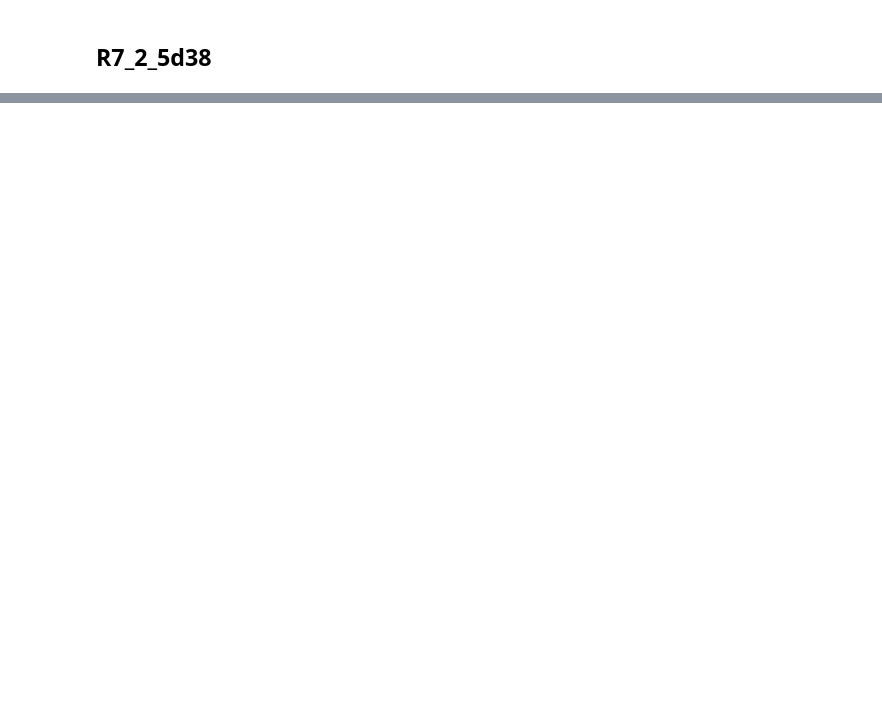
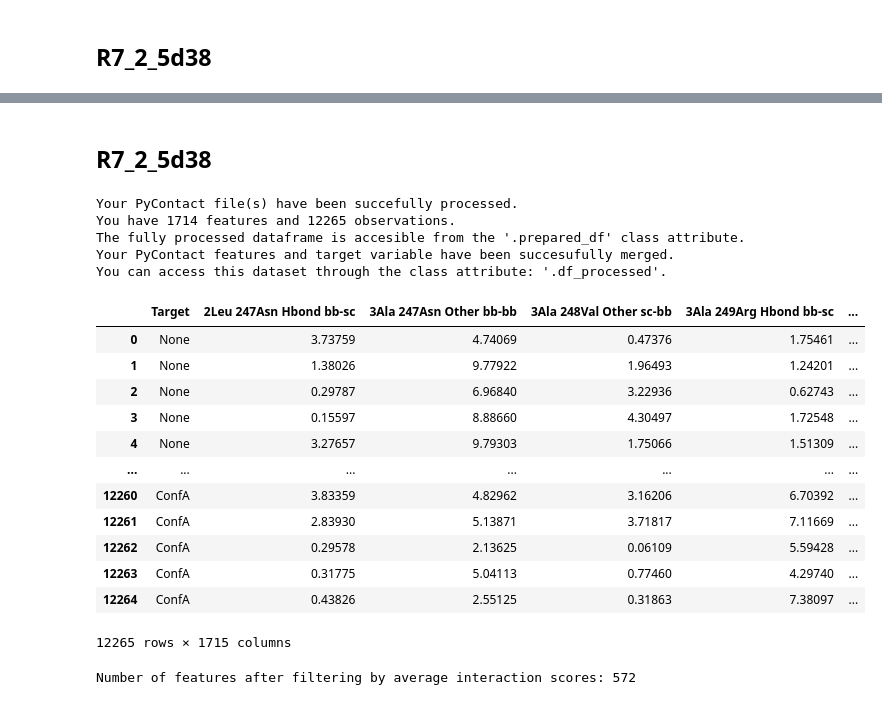
Before and after one commit to kamerlinlab/KIF, a Jupyter notebook: tutorials/Kemp_Elim_ML_Classification.ipynb, the cells around one changed output, grey strips where cells are left out. Cells and saved outputs as stored; diff of their text form; code cells hidden in the pictures; blank space fills up the shorter version.

```diff
--- a/tutorials/Kemp_Elim_ML_Classification.ipynb
+++ b/tutorials/Kemp_Elim_ML_Classification.ipynb
@@ -856,0 +1039,69 @@ def standardize_interaction_names(df):
+# %% [markdown]
+## R7_2_5d38
+# %%
+# all input files
+in_dir = r"C:\Users\Rory Crean\Dropbox (lkgroup)\Backup_HardDrive\Postdoc\MachLearnConformationalFeatures\Workup\KE07_Workup\Raw_Datasets\R7_2_5d38_Combined"
+out_dir = r"C:\Users\Rory Crean\Dropbox (lkgroup)\Backup_HardDrive\Postdoc\MachLearnConformationalFeatures\Workup\KE07_Workup\Raw_Results\R7_2_5d38_No_Cat_Res"
+
+pycontact_files_horizontal = ["PyContact_Per_Frame_Interactions_Block1.csv", "PyContact_Per_Frame_Interactions_Block2.csv",
+                              "PyContact_Per_Frame_Interactions_Block3.csv", "PyContact_Per_Frame_Interactions_Block4.csv",
+                              "PyContact_Per_Frame_Interactions_Block5.csv", "PyContact_Per_Frame_Interactions_Block6.csv",
+                              "PyContact_Per_Frame_Interactions_Block7.csv", "PyContact_Per_Frame_Interactions_Block8.csv",
+                              "PyContact_Per_Frame_Interactions_Block9.csv", "PyContact_Per_Frame_Interactions_Block10.csv",
+                              "PyContact_Per_Frame_Interactions_Block11.csv", "PyContact_Per_Frame_Interactions_Block12.csv",
+                              "PyContact_Per_Frame_Interactions_Block13.csv", "PyContact_Per_Frame_Interactions_Block14.csv",
+                              "PyContact_Per_Frame_Interactions_Block15.csv", "PyContact_Per_Frame_Interactions_Block16.csv",
+                              "PyContact_Per_Frame_Interactions_Block17.csv"]
+
+classifications_file = r"C:\Users\Rory Crean\Dropbox (lkgroup)\Backup_HardDrive\Postdoc\MachLearnConformationalFeatures\Workup\KE07_Workup\Raw_Datasets\R7_2_5d38_Combined\R7_2_5d38_Combined_Classified.dat"
+
+# dataset prep parts.
+pycontact_dataset = pycontact_processing.PyContactInitializer(
+    pycontact_files=pycontact_files_horizontal,
+    multiple_files=True,
+    merge_files_method="horizontal",
+    remove_false_interactions=True,
+    in_dir=in_dir,
+)
+
+# SPECIAL STEP FOR KEMP ELIMINASES BECAUSE PYCONTACT RENUMBERED THEM TO 0.
+prepared_renumberd_df = pycontact_processing.modify_column_residue_numbers(
+    dataset=pycontact_dataset.prepared_df,
+    constant_to_add=1
+)
+
+supervised_dataset = data_preperation.SupervisedFeatureData(
+    input_df=prepared_renumberd_df,
+    target_file=classifications_file,
+    is_classification=True,
+    header_present=True
+)
+
+supervised_dataset.df_processed
+# %% [output]
+Your PyContact file(s) have been succefully processed.
+You have 1714 features and 12265 observations.
+The fully processed dataframe is accesible from the '.prepared_df' class attribute.
+Your PyContact features and target variable have been succesufully merged.
+You can access this dataset through the class attribute: '.df_processed'.
+|  | Target | 2Leu 247Asn Hbond bb-sc | 3Ala 247Asn Other bb-bb | 3Ala 248Val Other sc-bb | 3Ala 249Arg Hbond bb-sc | ... |
+| 0 | None | 3.73759 | 4.74069 | 0.47376 | 1.75461 | ... |
+| 1 | None | 1.38026 | 9.77922 | 1.96493 | 1.24201 | ... |
+| 2 | None | 0.29787 | 6.96840 | 3.22936 | 0.62743 | ... |
+| 3 | None | 0.15597 | 8.88660 | 4.30497 | 1.72548 | ... |
+| 4 | None | 3.27657 | 9.79303 | 1.75066 | 1.51309 | ... |
+| ... | ... | ... | ... | ... | ... | ... |
+| 12260 | ConfA | 3.83359 | 4.82962 | 3.16206 | 6.70392 | ... |
+| 12261 | ConfA | 2.83930 | 5.13871 | 3.71817 | 7.11669 | ... |
+| 12262 | ConfA | 0.29578 | 2.13625 | 0.06109 | 5.59428 | ... |
+| 12263 | ConfA | 0.31775 | 5.04113 | 0.77460 | 4.29740 | ... |
+| 12264 | ConfA | 0.43826 | 2.55125 | 0.31863 | 7.38097 | ... |
+12265 rows × 1715 columns
+# %%
+# Filtering
+supervised_dataset.reset_filtering()
+supervised_dataset.filter_by_occupancy_by_class(min_occupancy=25)
+supervised_dataset.filter_by_avg_strength(average_strength_cut_off=1.0)
+print(f"Number of features after filtering by average interaction scores: {len(supervised_dataset.df_filtered.columns)}")
+# %% [output]
+Number of features after filtering by average interaction scores: 572
```
Also changed, not shown: parts of 101 cells of this notebook, 2 other files.
